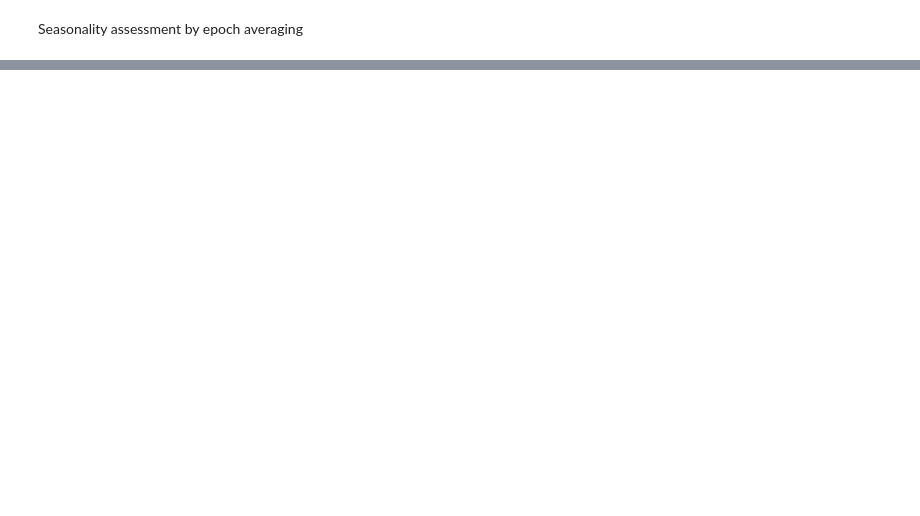
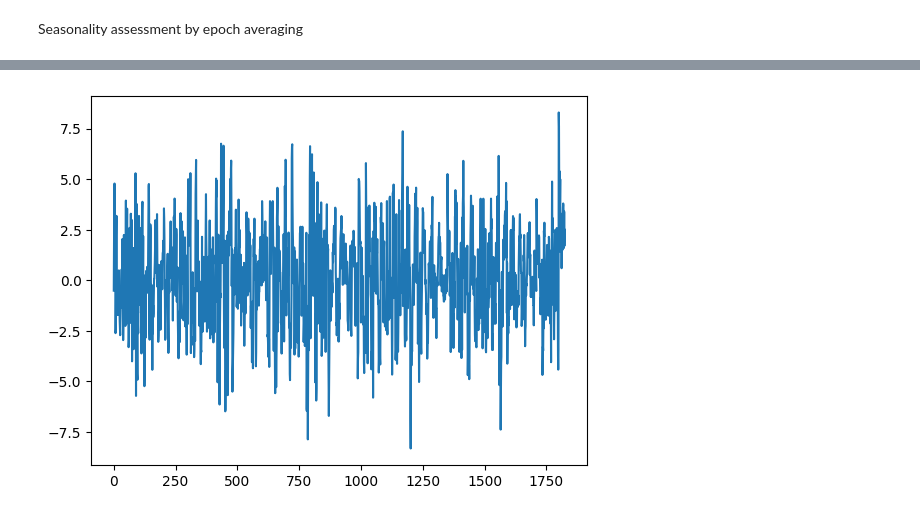
Before and after one commit to JoaoESmoreira/astp-project, a Jupyter notebook: src/data_description.ipynb, the cells around one changed output, grey strips where cells are left out. Cells and saved outputs as stored; diff of their text form; code cells hidden in the pictures; blank space fills up the shorter version.

```diff
--- a/src/data_description.ipynb
+++ b/src/data_description.ipynb
@@ -509,0 +506,14 @@ Text(0.5, 0, 'Time (Years)')
+# %%
+arr = np.array(df['temperature_mean'])
+n_years = 5
+slice_size = 365 * n_years
+arr = arr[:slice_size]
+
+for i in range(0, arr.shape[0]- 30, 30):
+    arr[i:i+30] -= arr[i:i+30].mean()
+
+plt.figure()
+plt.plot(arr)
+plt.show()
+# %% [output]
+[figure, added]
```
Also changed, not shown: parts of 4 cells of this notebook.
